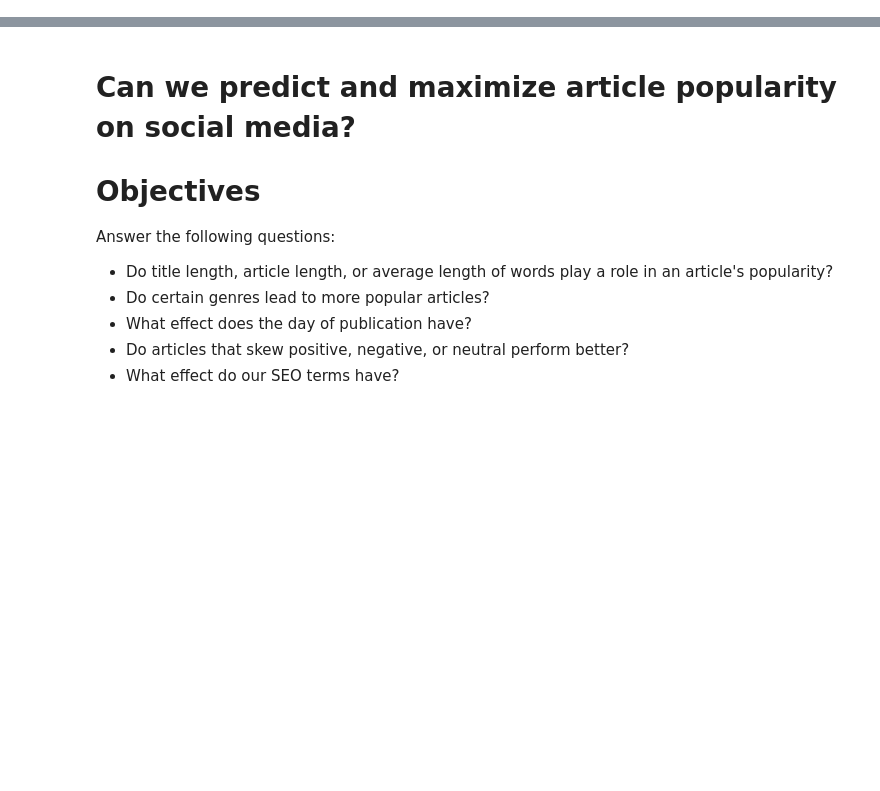
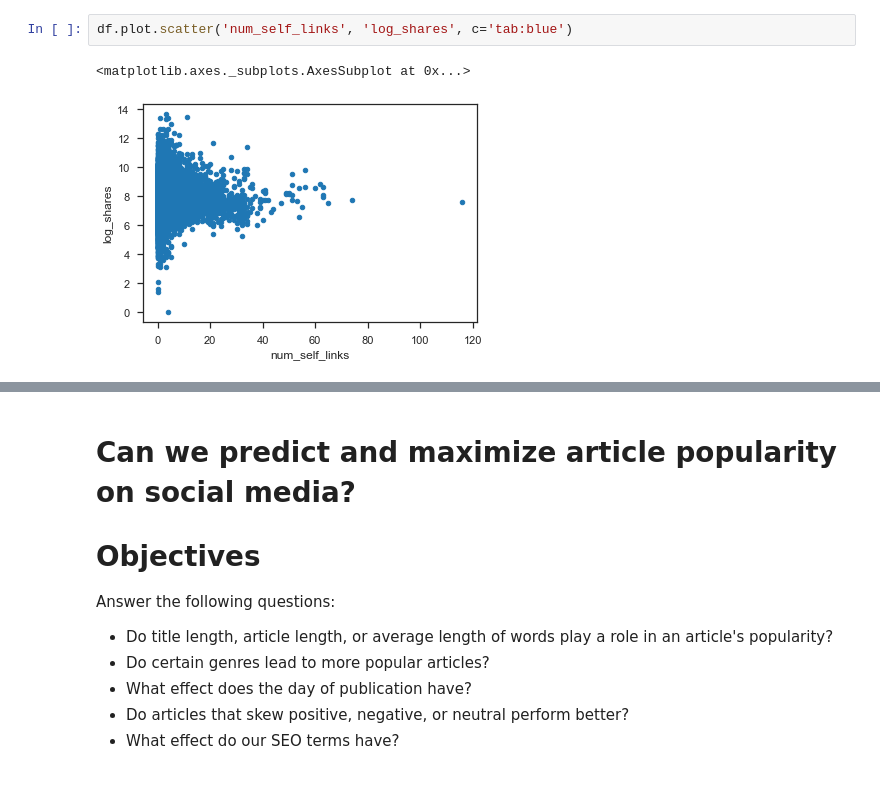
Before and after one commit to p-szymo/online_news_popularity, a Jupyter notebook: final_workbook.ipynb, the cells around one changed output, grey strips where cells are left out. Drawn from its saved outputs; the diff is of its cells as text; blank space fills up the shorter version.

```diff
--- a/final_workbook.ipynb
+++ b/final_workbook.ipynb
@@ -22 +83,6 @@ df.num_self_links.describe()
+# %%
+df.plot.scatter('num_self_links', 'log_shares', c='tab:blue')
+# %% [output]
+<matplotlib.axes._subplots.AxesSubplot at 0x...>
+[figure, added]
 # %%
```
Also changed, not shown: parts of 58 cells of this notebook.
